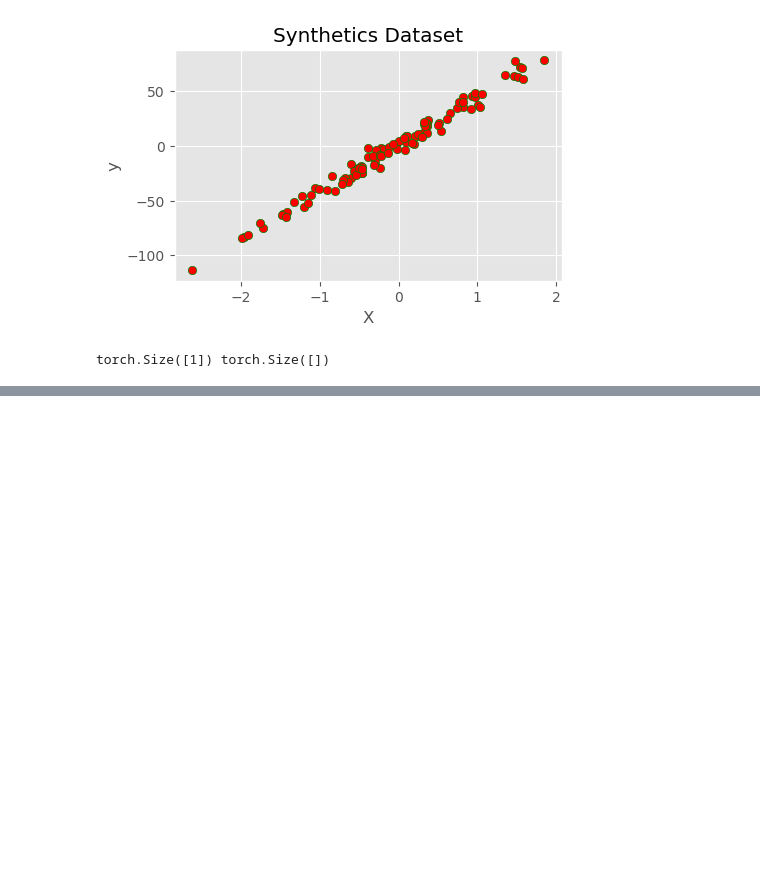
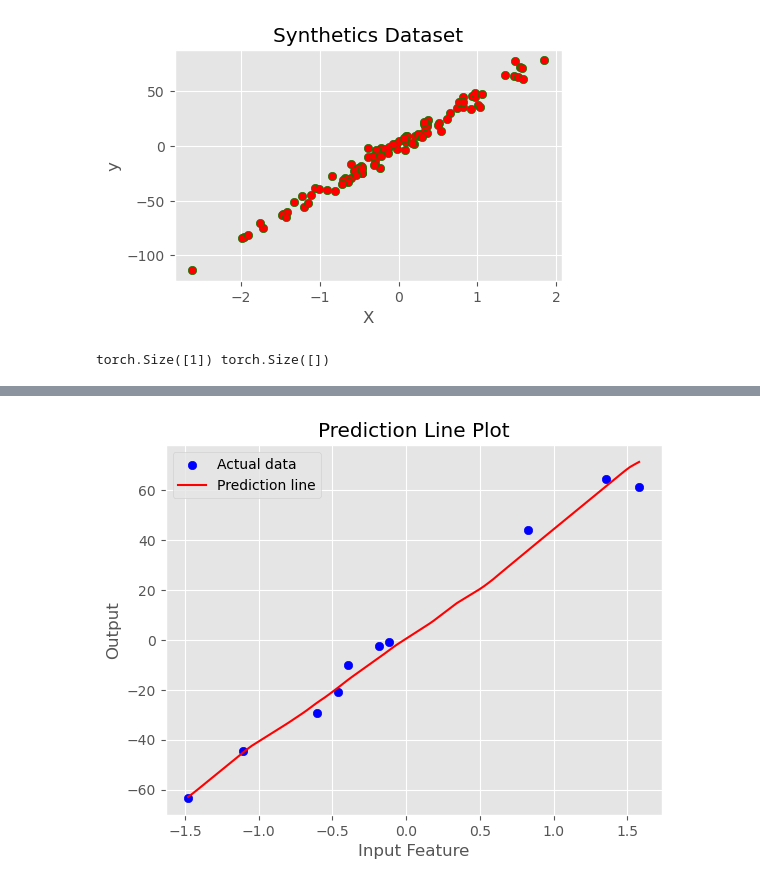
Before and after one commit to ShaonBhattaShuvo/Artificial_Intelligence_with_Python, a Jupyter notebook: Deep_Learning_With_PyTorch/PyTorch_Regression.ipynb, the cells around one changed output, grey strips where cells are left out. Saved outputs shown, nothing was run; the diff lists cells and outputs as text; code cells hidden in the pictures; blank space fills up the shorter version.

```diff
--- a/Deep_Learning_With_PyTorch/PyTorch_Regression.ipynb
+++ b/Deep_Learning_With_PyTorch/PyTorch_Regression.ipynb
@@ -114,0 +170,14 @@ Epoch: 100, Average Loss = 151.17642124720982
+# %%
+#performance on the testset
+model.eval()
+with torch.no_grad():
+    test_loss = 0.0
+    for data, target in test_loader:
+        output = model(data)
+        #output = output.view(-1)
+        loss = criterion(output, data)
+        test_loss += loss.item()
+    avg_test_loss = test_loss/len(test_loader)
+    test_r2_score = calculate_r2(model, test_loader)
+
+print(f'Test Loss: {avg_test_loss}, Test_R^2: {test_r2_score}')
@@ -114,0 +186,30 @@ Epoch: 100, Average Loss = 151.17642124720982
+# %%
+# Extract actual data points
+actual_x = []
+actual_y = []
+for data, target in test_loader:
+    actual_x.extend(data[:, 0].tolist())  # the first column is the feature of interest
+    actual_y.extend(target.tolist())
+
+# Generate a range of input values
+x_values = np.linspace(min(actual_x), max(actual_x), 100)
+x_values_tensor = torch.tensor(x_values, dtype=torch.float32).view(-1, 1)  # Reshape for the model
+
+# Predict using the model
+model.eval()
+with torch.no_grad():
+    predicted_y = model(x_values_tensor).view(-1).numpy()
+
+# Plot the actual data points
+plt.scatter(actual_x, actual_y, color='blue', label='Actual data')
+
+# Plot the decision line
+plt.plot(x_values, predicted_y, color='red', label='Prediction line')
+
+plt.xlabel('Input Feature')
+plt.ylabel('Output')
+plt.title('Prediction Line Plot')
+plt.legend()
+plt.show()
+# %% [output]
+[figure, added]
```
Also changed, not shown: parts of 7 cells of this notebook.
